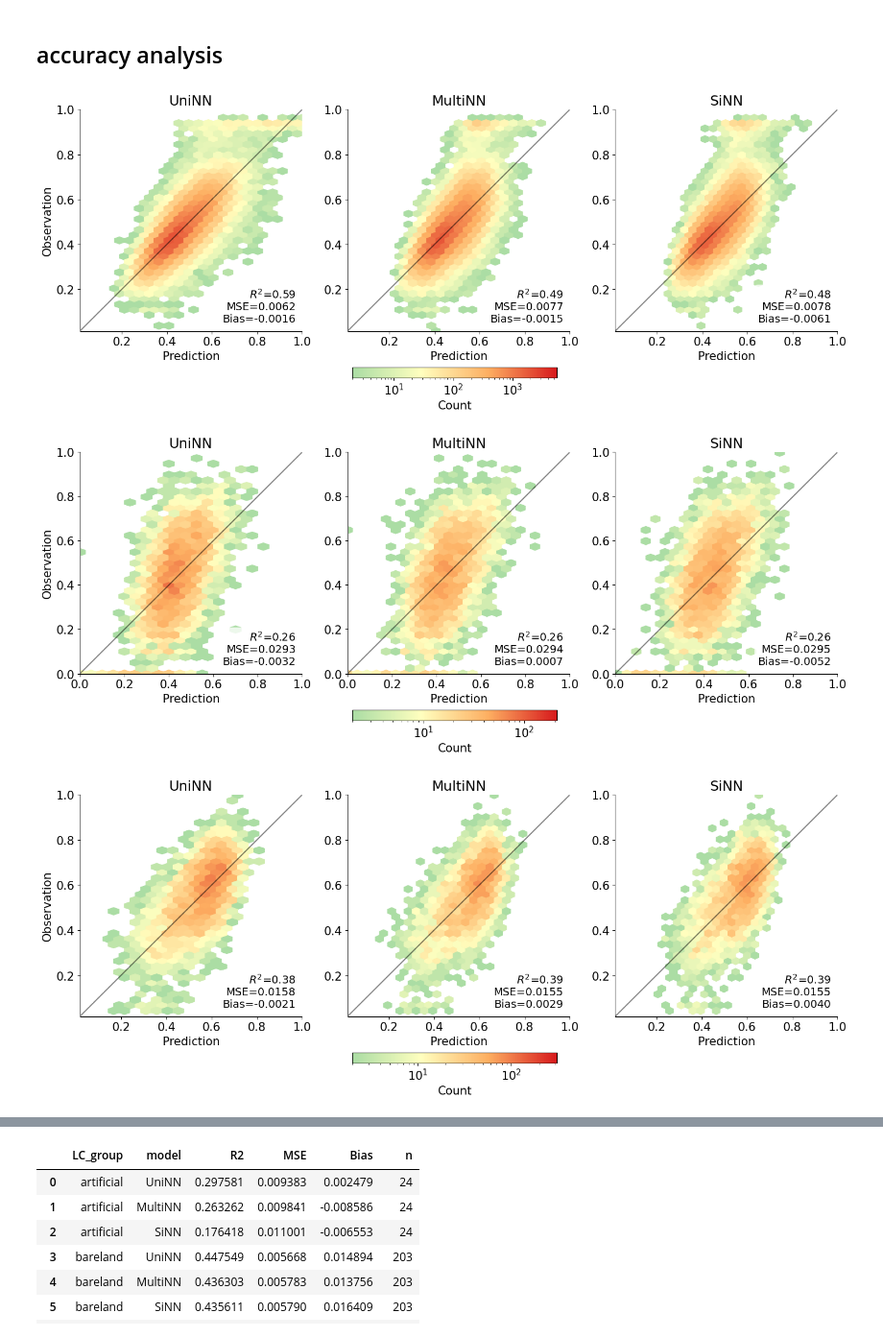
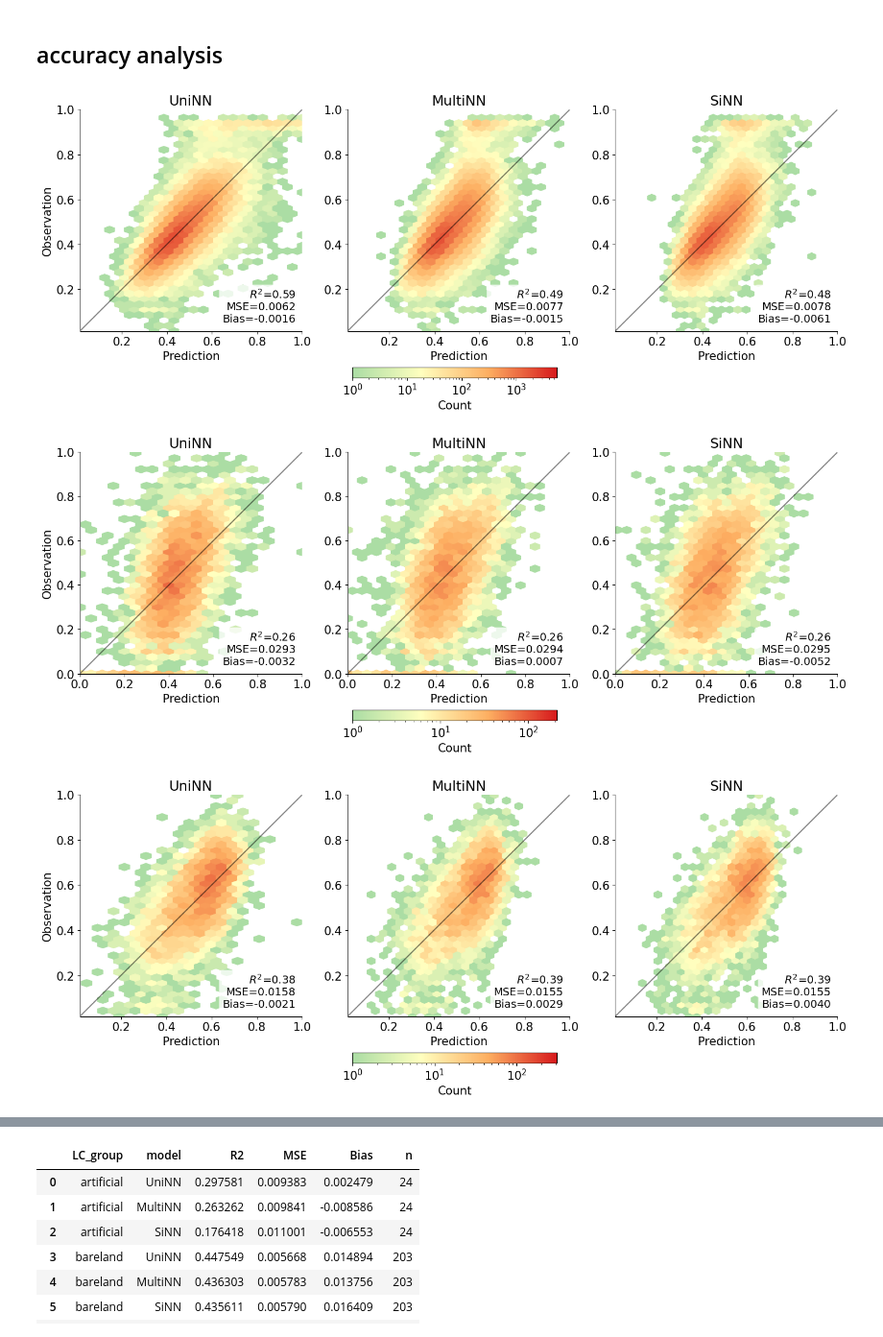
Before and after one commit to AI4SoilHealth/EasyDensity.jl, a Jupyter notebook: CompareModels.ipynb, the cells around one changed output, grey strips where cells are left out. Shown at 96% size. Drawn from its saved outputs; the diff is of its cells as text; code cells hidden in the pictures.

Commit message:
change mincnt for hexplot

```diff
--- a/CompareModels.ipynb
+++ b/CompareModels.ipynb
@@ -176,7 +181,7 @@ for tgt in targets:
             gridsize=gridsize,
             cmap=cet_l19_cmap,
             bins="log",
-            mincnt=2,
+            mincnt=1,
             vmax=row_count_vmax
         )
         hbs.append(hb)
@@ -193,33 +198,33 @@ for tgt in targets:
             transform=ax.transAxes,
             ha="right",
             va="bottom",
             fontsize=14,
             bbox=dict(boxstyle="round,pad=0.3", fc="white", ec="none", alpha=0.8)
         )
         ax.set_xlabel("Prediction")
         if j == 0:
             ax.set_ylabel("Observation")
 
         ax.spines["top"].set_visible(False)
         ax.spines["right"].set_visible(False)
 
     # -------- Shared colorbar placed lower --------
     # Increase pad, reduce fraction to keep it compact
     cbar = fig.colorbar(
         hbs[0], ax=axes,
         location="bottom",
         fraction=0.04,      # smaller bar height
         pad=0.35            # move colorbar further below plots
     )
     cbar.set_label("Count")
 
     # Ensure subplots don't get squeezed into the colorbar
     fig.tight_layout()
     fig.subplots_adjust(bottom=0.25)   # extra bottom margin so bar is safely below plots
     fig.savefig(f"./fig/accuracy_{tgt}.pdf", bbox_inches="tight")
 
     plt.show()
 # %% [output]
-[figure, old version]
+[figure, new version]
-[figure, old version]
+[figure, new version]
-[figure, old version]
+[figure, new version]
```
Also changed, not shown: parts of 2 cells of this notebook.
